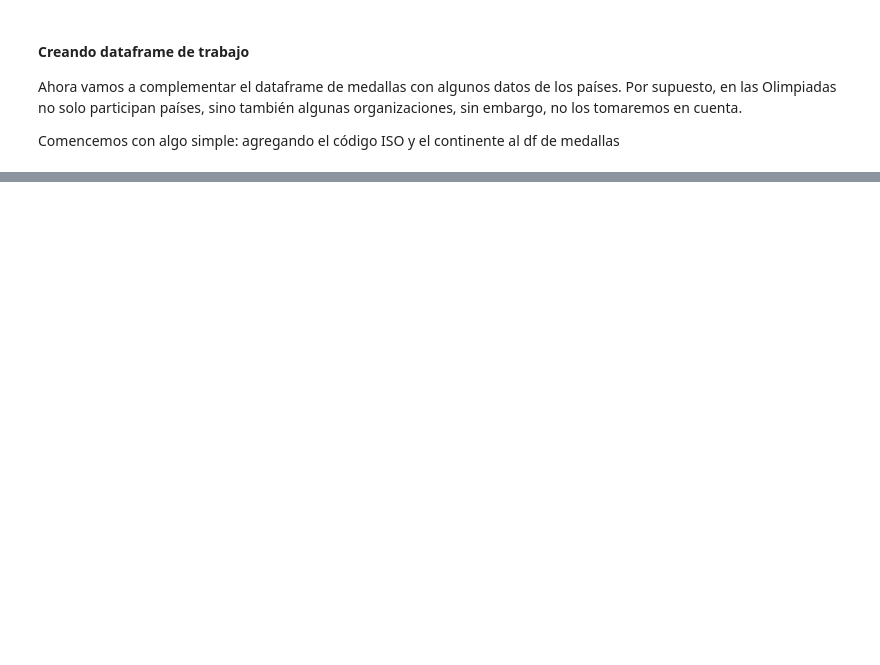
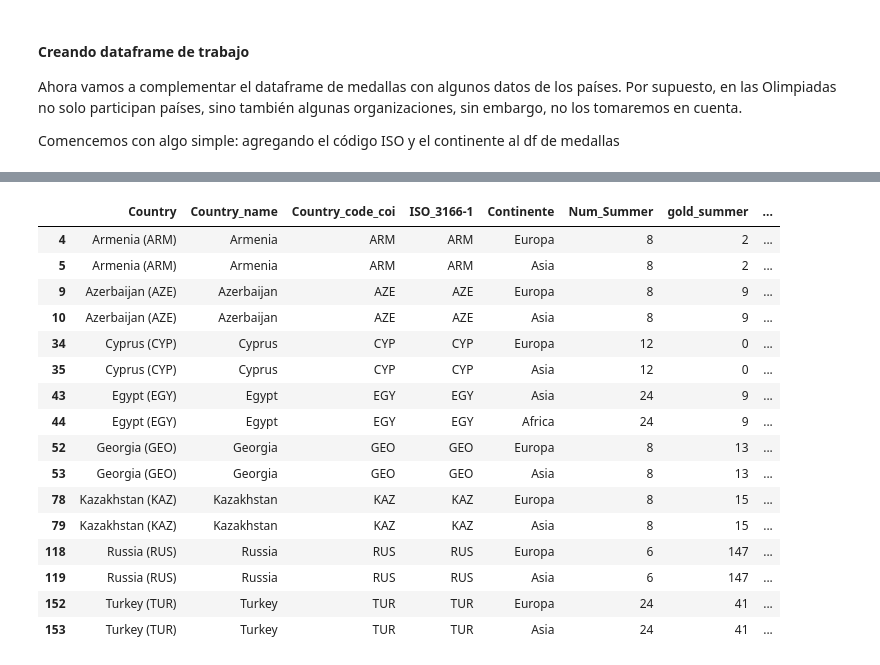
Before and after one commit to leodan52/OlympicMedalsByCountry, a Jupyter notebook: tratamiento_de_datos.ipynb, the cells around one changed output, grey strips where cells are left out. Saved outputs shown, nothing was run; the diff lists cells and outputs as text; code cells hidden in the pictures; blank space fills up the shorter version.

```diff
--- a/tratamiento_de_datos.ipynb
+++ b/tratamiento_de_datos.ipynb
@@ -331,3 +374,23 @@ df.shape
+# %%
+df[df.duplicated(subset=["Country_code_coi"], keep=False)]
+# %% [output]
+|  | Country | Country_name | Country_code_coi | ISO_3166-1 | Continente | Num_Summer | gold_summer | ... |
+| 4 | Armenia (ARM) | Armenia | ARM | ARM | Europa | 8 | 2 | ... |
+| 5 | Armenia (ARM) | Armenia | ARM | ARM | Asia | 8 | 2 | ... |
+| 9 | Azerbaijan (AZE) | Azerbaijan | AZE | AZE | Europa | 8 | 9 | ... |
+| 10 | Azerbaijan (AZE) | Azerbaijan | AZE | AZE | Asia | 8 | 9 | ... |
+| 34 | Cyprus (CYP) | Cyprus | CYP | CYP | Europa | 12 | 0 | ... |
+| 35 | Cyprus (CYP) | Cyprus | CYP | CYP | Asia | 12 | 0 | ... |
+| 43 | Egypt (EGY) | Egypt | EGY | EGY | Asia | 24 | 9 | ... |
+| 44 | Egypt (EGY) | Egypt | EGY | EGY | Africa | 24 | 9 | ... |
+| 52 | Georgia (GEO) | Georgia | GEO | GEO | Europa | 8 | 13 | ... |
+| 53 | Georgia (GEO) | Georgia | GEO | GEO | Asia | 8 | 13 | ... |
+| 78 | Kazakhstan (KAZ) | Kazakhstan | KAZ | KAZ | Europa | 8 | 15 | ... |
+| 79 | Kazakhstan (KAZ) | Kazakhstan | KAZ | KAZ | Asia | 8 | 15 | ... |
+| 118 | Russia (RUS) | Russia | RUS | RUS | Europa | 6 | 147 | ... |
+| 119 | Russia (RUS) | Russia | RUS | RUS | Asia | 6 | 147 | ... |
+| 152 | Turkey (TUR) | Turkey | TUR | TUR | Europa | 24 | 41 | ... |
+| 153 | Turkey (TUR) | Turkey | TUR | TUR | Asia | 24 | 41 | ... |
 # %%
 df.to_csv(os.path.join(data_path,"olympics.csv"), index=False, encoding="utf-8")
 df.to_excel(os.path.join(data_path,"olympics_excel.xlsx"), index=False, encoding="utf-8")
```
Also changed, not shown: parts of 14 cells of this notebook, 3 other files.
